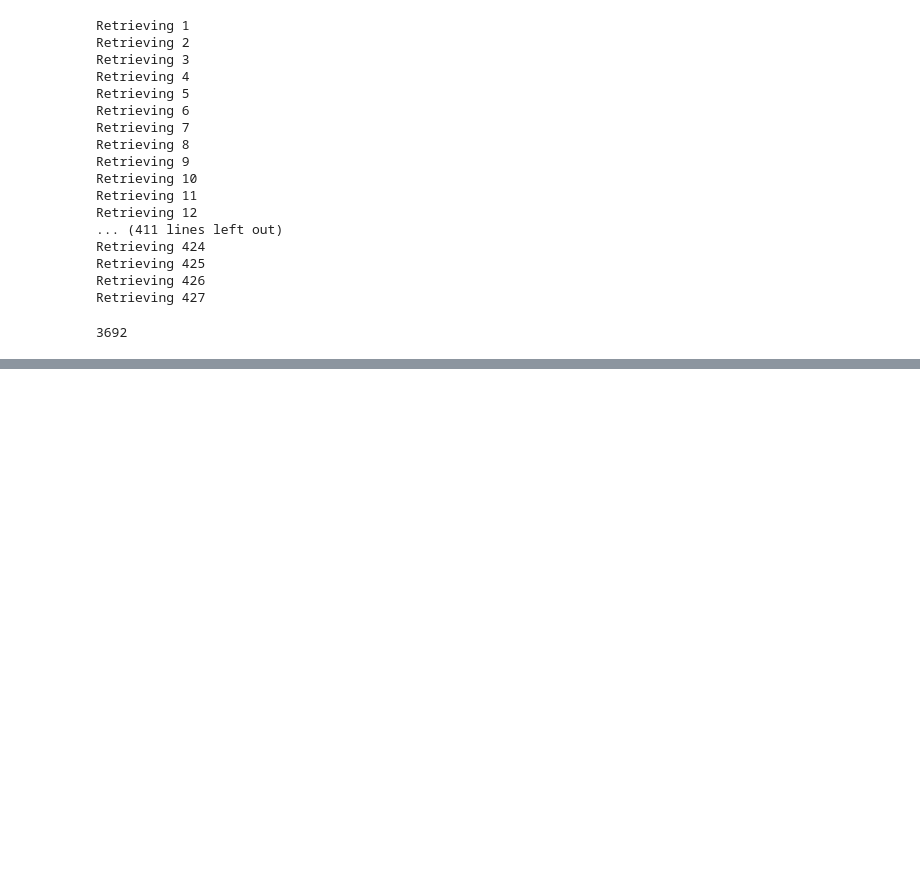
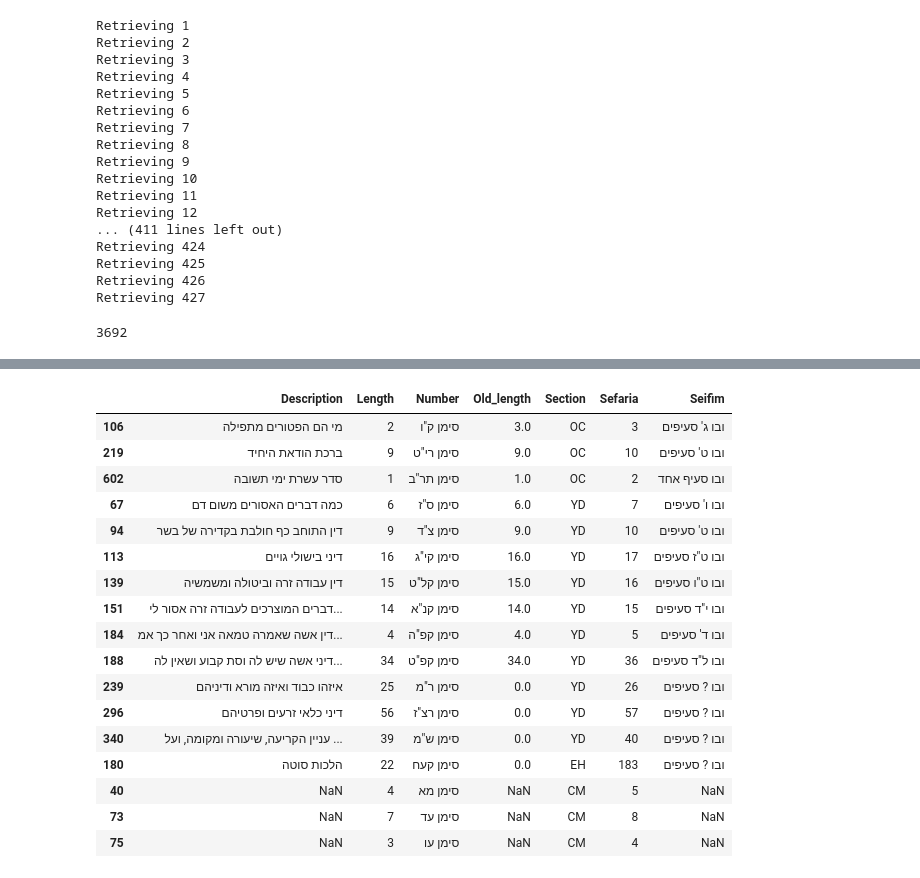
Before and after one commit to lordgrenville/shulchan-aruch-count, a Jupyter notebook: shulchan aruch.ipynb, the cells around one changed output, grey strips where cells are left out. Drawn from its saved outputs; the diff is of its cells as text; code cells hidden in the pictures; blank space fills up the shorter version.

```diff
--- a/shulchan aruch.ipynb
+++ b/shulchan aruch.ipynb
@@ -462,2 +459,4 @@ dict_values([14, 11, 9, 37, 14, 18, 23, 5, 2, 7, 8, 4, 14, 1, 31, 6, 58, 1, 2, 2
 # %%
-eh_simanim = (list(temp.values())[:-24] + [101] + list(temp.values())[-24:-9] + [57] + list(temp.values())[-9:])
+eh_simanim = (list(sefaria_to_count['EH.txt'].values())[:-24] + [101] + list(sefaria_to_count['EH.txt'].values())[-24:-9] \
+              + [57] + list(sefaria_to_count['EH.txt'].values())[-9:])
+df_EH['Sefaria'] = eh_simanim
@@ -473,3 +463,6 @@ df[df['Length'] != df['Sefaria']]
-# %%
-df_CM = df
-df_CM.to_csv('CM.csv')
+# %%
+df_CM['Sefaria'] = sefaria_to_count['CM.txt'].values()
+# %%
+all_four = [df_OC, df_YD, df_EH, df_CM]
+shulAruch = pd.concat(all_four, sort=True)
+shulAruch.head()
@@ -475,0 +476,21 @@ df_CM.to_csv('CM.csv')
+# %%
+shulAruch[shulAruch['Length'] != shulAruch['Sefaria']]
+# %% [output]
+|  | Description | Length | Number | Old_length | Section | Sefaria | Seifim |
+| 106 | מי הם הפטורים מתפילה | 2 | סימן ק"ו | 3.0 | OC | 3 | ובו ג' סעיפים |
+| 219 | ברכת הודאת היחיד | 9 | סימן רי"ט | 9.0 | OC | 10 | ובו ט' סעיפים |
+| 602 | סדר עשרת ימי תשובה | 1 | סימן תר"ב | 1.0 | OC | 2 | ובו סעיף אחד |
+| 67 | כמה דברים האסורים משום דם | 6 | סימן ס"ז | 6.0 | YD | 7 | ובו ו' סעיפים |
+| 94 | דין התוחב כף חולבת בקדירה של בשר | 9 | סימן צ"ד | 9.0 | YD | 10 | ובו ט' סעיפים |
+| 113 | דיני בישולי גויים | 16 | סימן קי"ג | 16.0 | YD | 17 | ובו ט"ז סעיפים |
+| 139 | דין עבודה זרה וביטולה ומשמשיה | 15 | סימן קל"ט | 15.0 | YD | 16 | ובו ט"ו סעיפים |
+| 151 | דברים המוצרכים לעבודה זרה אסור לי... | 14 | סימן קנ"א | 14.0 | YD | 15 | ובו י"ד סעיפים |
+| 184 | דין אשה שאמרה טמאה אני ואחר כך אמ... | 4 | סימן קפ"ה | 4.0 | YD | 5 | ובו ד' סעיפים |
+| 188 | דיני אשה שיש לה וסת קבוע ושאין לה... | 34 | סימן קפ"ט | 34.0 | YD | 36 | ובו ל"ד סעיפים |
+| 239 | איזהו כבוד ואיזה מורא ודיניהם | 25 | סימן ר"מ | 0.0 | YD | 26 | ובו ? סעיפים |
+| 296 | דיני כלאי זרעים ופרטיהם | 56 | סימן רצ"ז | 0.0 | YD | 57 | ובו ? סעיפים |
+| 340 | עניין הקריעה, שיעורה ומקומה, ועל ... | 39 | סימן ש"מ | 0.0 | YD | 40 | ובו ? סעיפים |
+| 180 | הלכות סוטה | 22 | סימן קעח | 0.0 | EH | 183 | ובו ? סעיפים |
+| 40 | NaN | 4 | סימן מא | NaN | CM | 5 | NaN |
+| 73 | NaN | 7 | סימן עד | NaN | CM | 8 | NaN |
+| 75 | NaN | 3 | סימן עו | NaN | CM | 4 | NaN |
```
Also changed, not shown: parts of 26 cells of this notebook.
